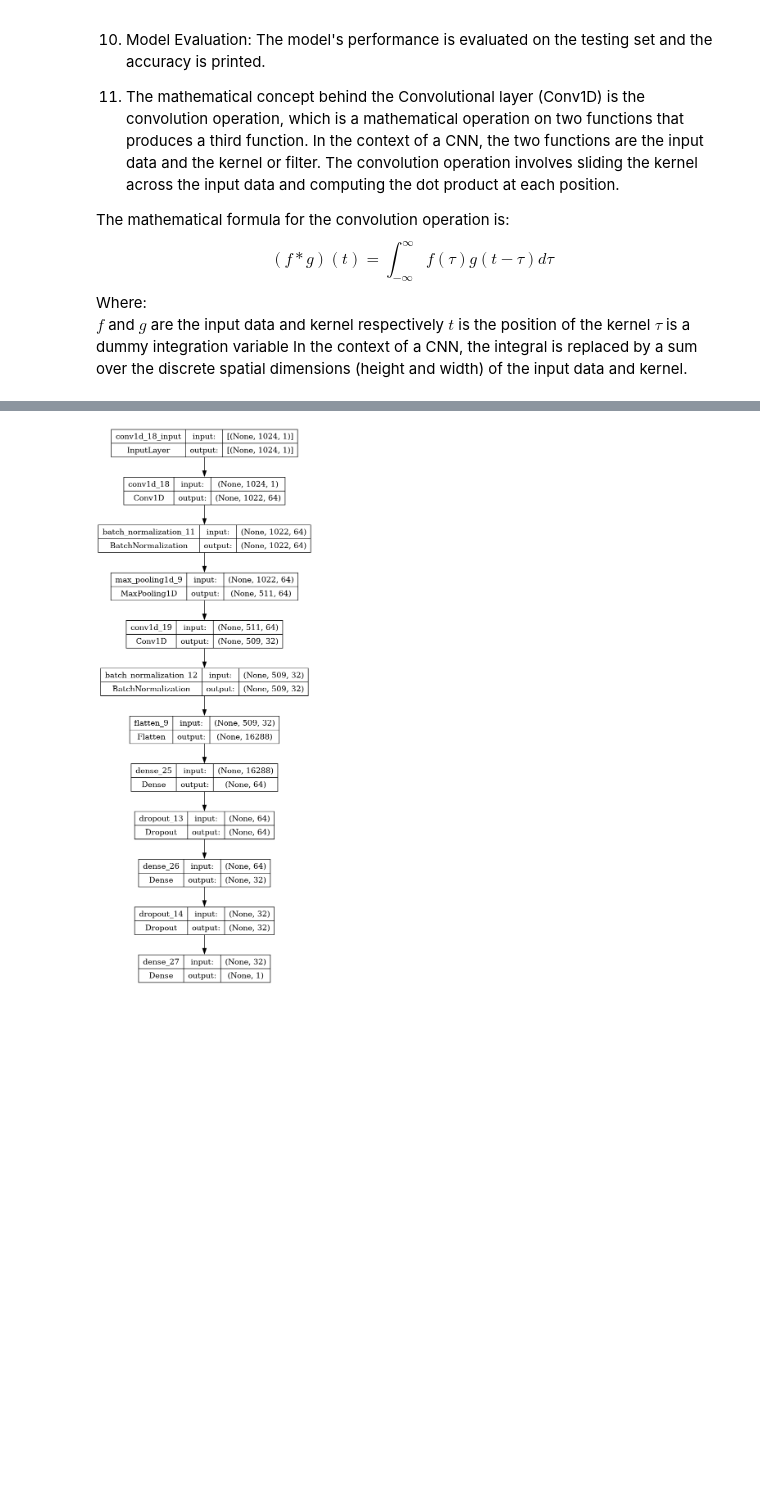
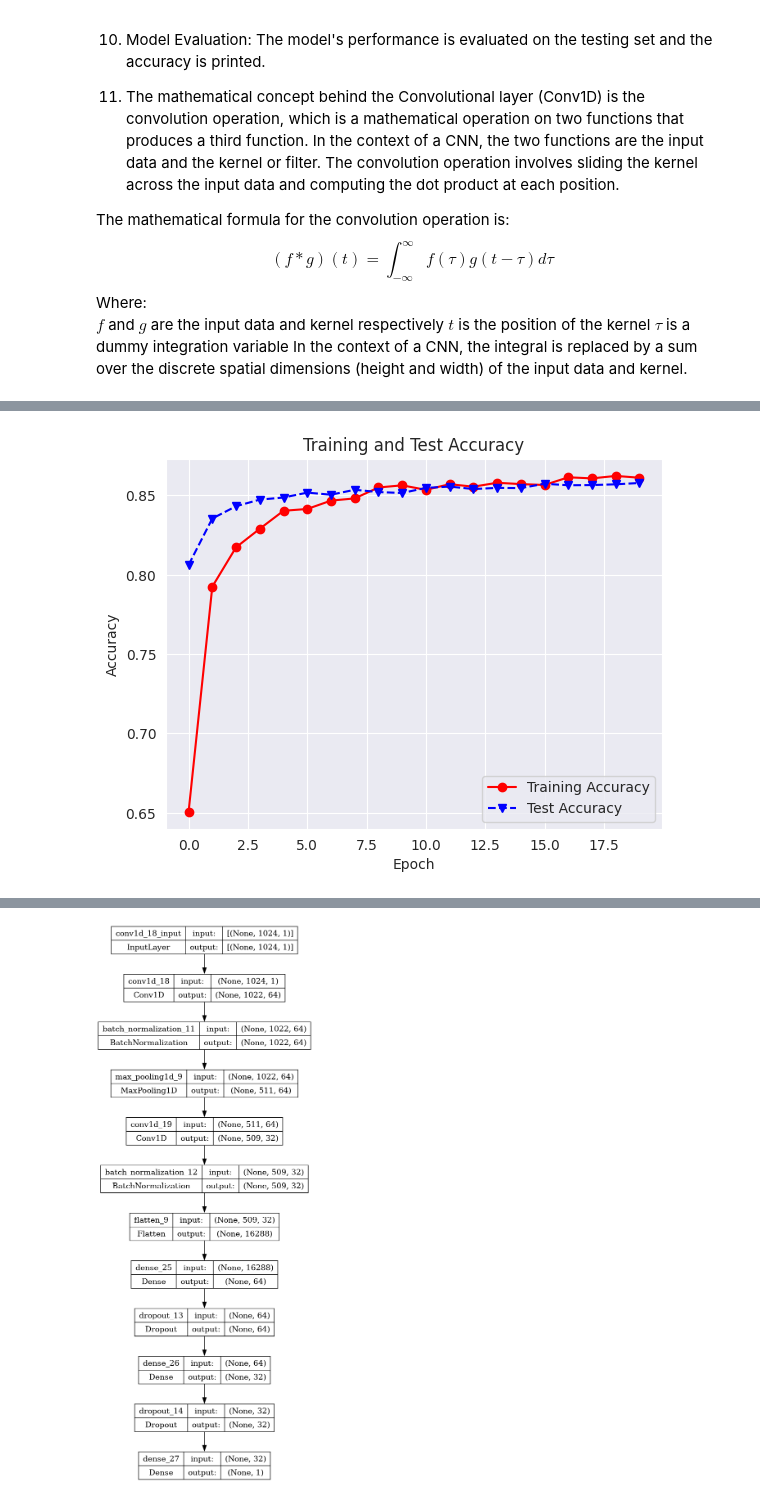
Before and after one commit to Devoalda/CSC3105_Project, a Jupyter notebook: Project.ipynb, the cells around one changed output, grey strips where cells are left out. Cells and saved outputs as stored; diff of their text form; code cells hidden in the pictures; blank space fills up the shorter version.

```diff
--- a/Project.ipynb
+++ b/Project.ipynb
@@ -1121,0 +942,80 @@ weighted avg       0.86      0.85      0.85      8400
+# %%
+from tensorflow.keras.models import Sequential
+from tensorflow.keras.layers import Conv1D, MaxPooling1D, Flatten, Dense, Dropout, BatchNormalization
+from tensorflow.keras.callbacks import EarlyStopping
+from tensorflow.keras import regularizers
+from tensorflow.keras.optimizers import Adam
+from sklearn.metrics import classification_report
+import matplotlib.pyplot as plt
+
+# Set random seed for reproducibility
+tf.random.set_seed(42)
+
+# Initialize a Sequential model
+model = Sequential()
+
+# Add a Conv1D layer
+model.add(Conv1D(filters=64, kernel_size=3, activation='relu', input_shape=(X_train.shape[1], 1), kernel_regularizer=regularizers.l2(0.001)))
+model.add(BatchNormalization())
+model.add(Dropout(0.5))
+
+# Add another Conv1D layer
+model.add(Conv1D(filters=32, kernel_size=3, activation='relu', kernel_regularizer=regularizers.l2(0.001)))
+model.add(BatchNormalization())
+model.add(Dropout(0.5))
+
+# Add a Flatten layer
+model.add(Flatten())
+
+# Add a Dense layer
+model.add(Dense(16, activation='relu', kernel_regularizer=regularizers.l2(0.001)))
+model.add(BatchNormalization())
+model.add(Dropout(0.5))
+
+# Add the output Dense layer
+model.add(Dense(1, activation='sigmoid'))
+
+# Define early stopping
+early_stopping = EarlyStopping(monitor='val_loss', patience=10)
+
+# Compile the model
+model.compile(loss='binary_crossentropy', optimizer=Adam(learning_rate=0.0001), metrics=['accuracy'])
+
+# Train the model
+history = model.fit(X_train, y_train, epochs=20, batch_size=32, validation_data=(X_test, y_test), callbacks=[early_stopping])
+
+# Evaluate the model
+scores = model.evaluate(X_test, y_test, verbose=0)
+
+# Make predictions
+y_pred = model.predict(X_test)
+y_pred_classes = (y_pred > 0.5).astype("int32")
+
+# Generate a classification report
+report = classification_report(y_test, y_pred_classes)
+
+# Plot the training and validation accuracy over epochs
+plt.plot(history.history['accuracy'], 'ro-', history.history['val_accuracy'], 'bv--')
+plt.title('Training and Test Accuracy')
+plt.xlabel('Epoch')
+plt.ylabel('Accuracy')
+plt.legend(['Training Accuracy', 'Test Accuracy'])
+plt.show()
+
+# Plot the training and validation loss over epochs
+plt.figure(figsize=(12, 6))
+plt.plot(history.history['loss'], label='Training Loss')
+plt.plot(history.history['val_loss'], label='Validation Loss')
+plt.title('Training and Validation Loss Over Time')
+plt.xlabel('Epoch')
+plt.ylabel('Loss')
+plt.legend()
+plt.show()
+
+# Print the testing loss and accuracy
+print('Test loss:', scores[0])
+print('Test accuracy:', scores[1])
+
+# Print the classification report
+print('Classification Report: \n', report)
+# %% [output]
@@ -1121,0 +1039 @@ weighted avg       0.86      0.85      0.85      8400
+[figure, added]
```
Also changed, not shown: parts of 4 cells of this notebook.
